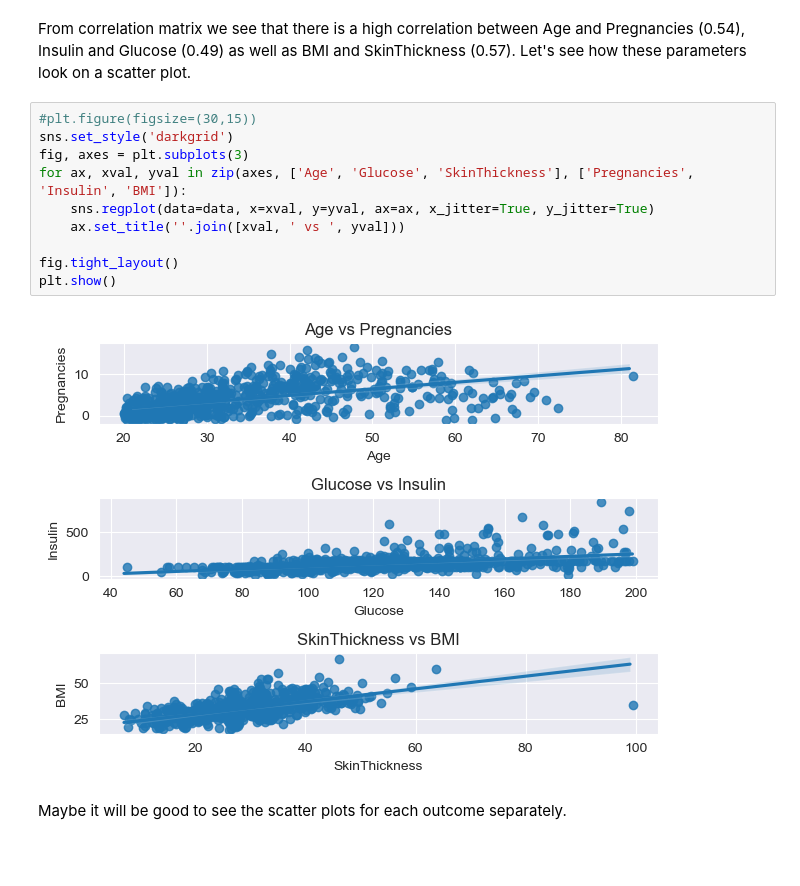
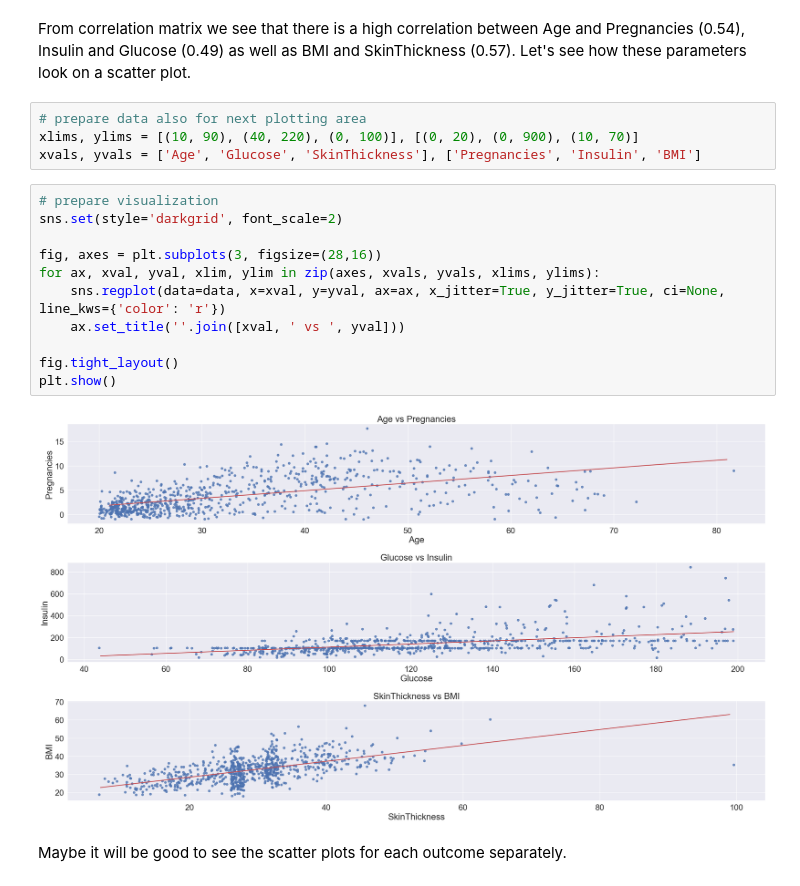
Before and after one commit to katarzynaadamczyk/data_analysis, a Jupyter notebook: diabetes/diabetes_3.ipynb, the cells around one changed output. Drawn from its saved outputs; the diff is of its cells as text; blank space fills up the shorter version.

Commit message:
changed visualizations for first look into data

```diff
--- a/diabetes/diabetes_3.ipynb
+++ b/diabetes/diabetes_3.ipynb
@@ -182,18 +182,23 @@ plt.show()
 [figure]
 # %% [markdown]
 From correlation matrix we see that there is a high correlation between Age and Pregnancies (0.54), Insulin and Glucose (0.49) as well as BMI and SkinThickness (0.57). Let's see how these parameters look on a scatter plot.
+# %%
+# prepare data also for next plotting area
+xlims, ylims = [(10, 90), (40, 220), (0, 100)], [(0, 20), (0, 900), (10, 70)]
+xvals, yvals = ['Age', 'Glucose', 'SkinThickness'], ['Pregnancies', 'Insulin', 'BMI']
 # %%
-#plt.figure(figsize=(30,15))
-sns.set_style('darkgrid')
-fig, axes = plt.subplots(3)
-for ax, xval, yval in zip(axes, ['Age', 'Glucose', 'SkinThickness'], ['Pregnancies', 'Insulin', 'BMI']):
-    sns.regplot(data=data, x=xval, y=yval, ax=ax, x_jitter=True, y_jitter=True)
+# prepare visualization
+sns.set(style='darkgrid', font_scale=2)
+
+fig, axes = plt.subplots(3, figsize=(28,16))
+for ax, xval, yval, xlim, ylim in zip(axes, xvals, yvals, xlims, ylims):
+    sns.regplot(data=data, x=xval, y=yval, ax=ax, x_jitter=True, y_jitter=True, ci=None, line_kws={'color': 'r'})
     ax.set_title(''.join([xval, ' vs ', yval]))
 
 fig.tight_layout()
 plt.show()
 # %% [output]
-[figure, old version]
+[figure, new version]
 # %% [markdown]
 Maybe it will be good to see the scatter plots for each outcome separately.
 # %%
```
Also changed, not shown: parts of 2 cells of this notebook.
